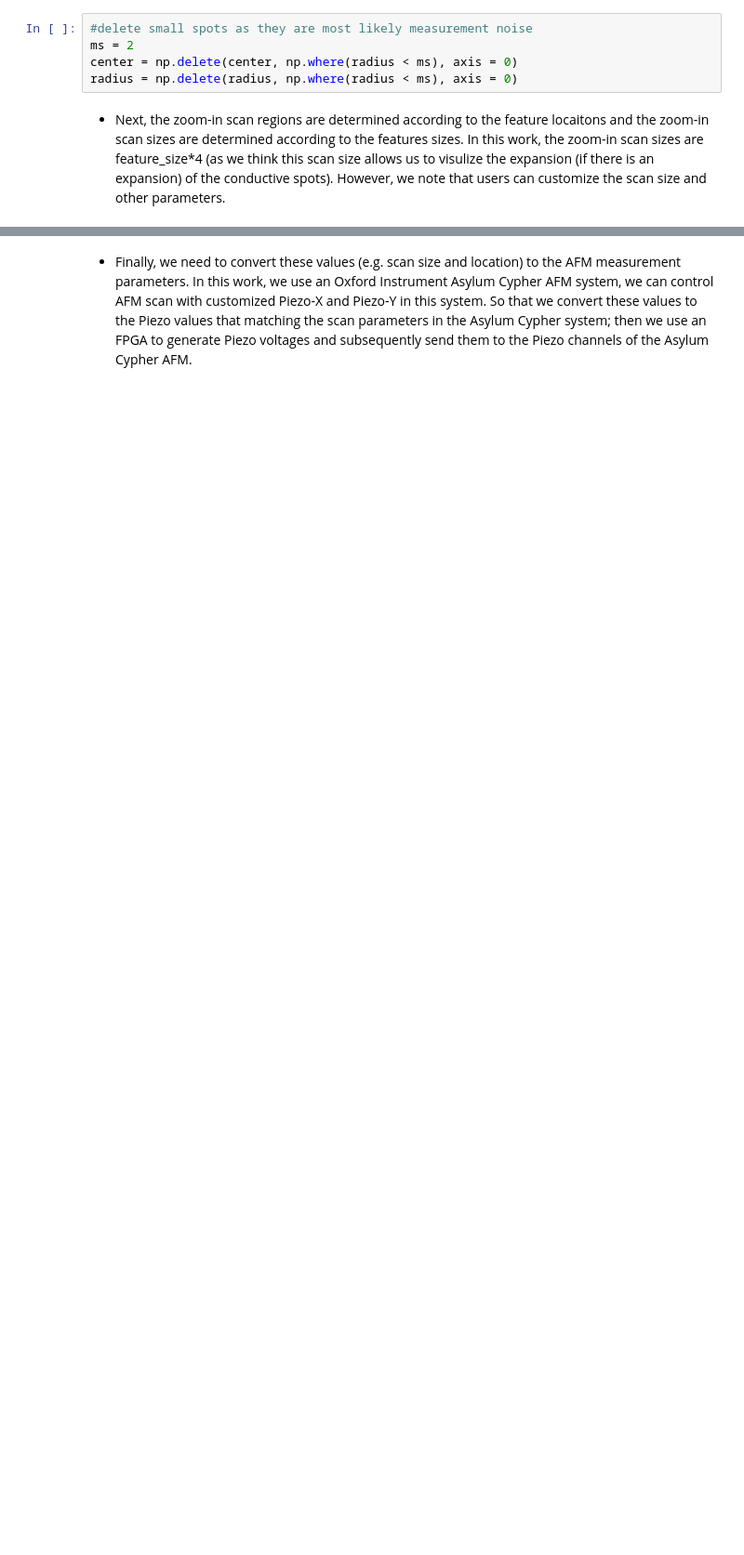
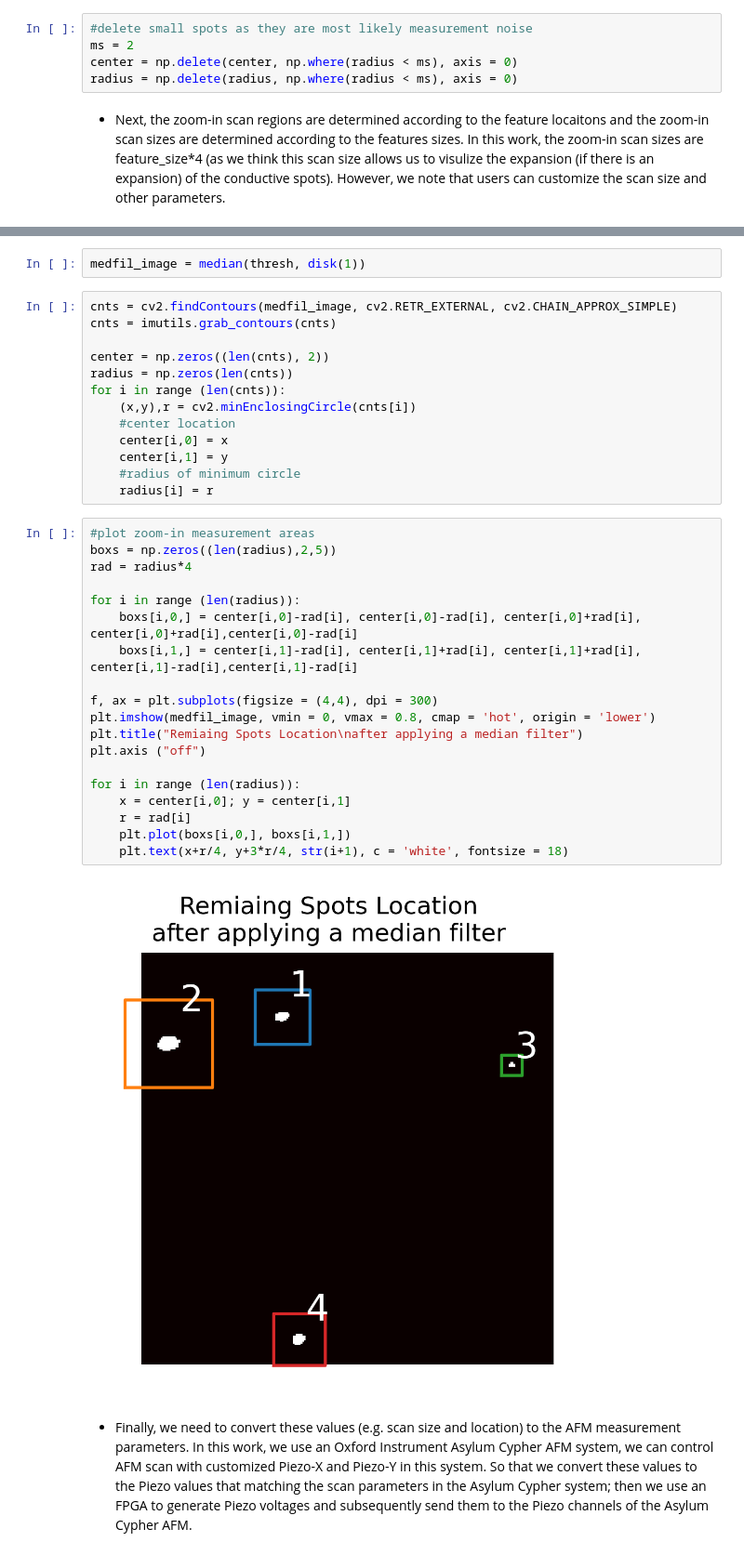
Before and after one commit to yongtaoliu/HZO_conductivespots, a Jupyter notebook: HZO_ConductiveSpots_AE.ipynb, the cells around one changed output, grey strips where cells are left out. Shown at 93% size. Cells and saved outputs as stored; diff of their text form; blank space fills up the shorter version.

```diff
--- a/HZO_ConductiveSpots_AE.ipynb
+++ b/HZO_ConductiveSpots_AE.ipynb
@@ -137,2 +149,38 @@ feature detection time:
+# %%
+medfil_image = median(thresh, disk(1))
+# %%
+cnts = cv2.findContours(medfil_image, cv2.RETR_EXTERNAL, cv2.CHAIN_APPROX_SIMPLE)
+cnts = imutils.grab_contours(cnts)
+
+center = np.zeros((len(cnts), 2))
+radius = np.zeros(len(cnts))
+for i in range (len(cnts)):
+    (x,y),r = cv2.minEnclosingCircle(cnts[i])
+    #center location
+    center[i,0] = x
+    center[i,1] = y
+    #radius of minimum circle
+    radius[i] = r
+# %%
+#plot zoom-in measurement areas
+boxs = np.zeros((len(radius),2,5))
+rad = radius*4
+
+for i in range (len(radius)):
+    boxs[i,0,] = center[i,0]-rad[i], center[i,0]-rad[i], center[i,0]+rad[i], center[i,0]+rad[i],center[i,0]-rad[i]
+    boxs[i,1,] = center[i,1]-rad[i], center[i,1]+rad[i], center[i,1]+rad[i], center[i,1]-rad[i],center[i,1]-rad[i]
+
+f, ax = plt.subplots(figsize = (4,4), dpi = 300)
+plt.imshow(medfil_image, vmin = 0, vmax = 0.8, cmap = 'hot', origin = 'lower')
+plt.title("Remiaing Spots Location\nafter applying a median filter")
+plt.axis ("off")
+
+for i in range (len(radius)):
+    x = center[i,0]; y = center[i,1]
+    r = rad[i]
+    plt.plot(boxs[i,0,], boxs[i,1,])
+    plt.text(x+r/4, y+3*r/4, str(i+1), c = 'white', fontsize = 18)
+# %% [output]
+[figure, added]
 # %% [markdown]
 *   Finally, we need to convert these values (e.g. scan size and location) to the AFM measurement parameters. In this work, we use an Oxford Instrument Asylum Cypher AFM system, we can control AFM scan with customized Piezo-X and Piezo-Y in this system. So that we convert these values to the Piezo values that matching the scan parameters in the Asylum Cypher system; then we use an FPGA to generate Piezo voltages and subsequently send them to the Piezo channels of the Asylum Cypher AFM.
```
Also changed, not shown: parts of 8 cells of this notebook.
